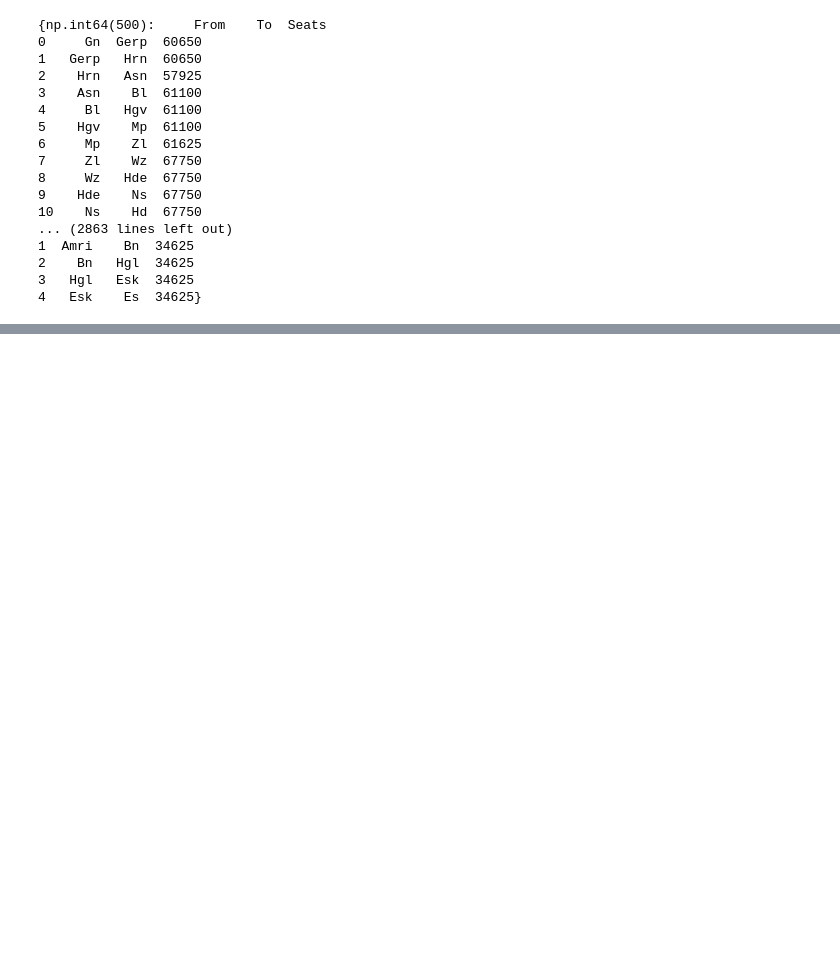
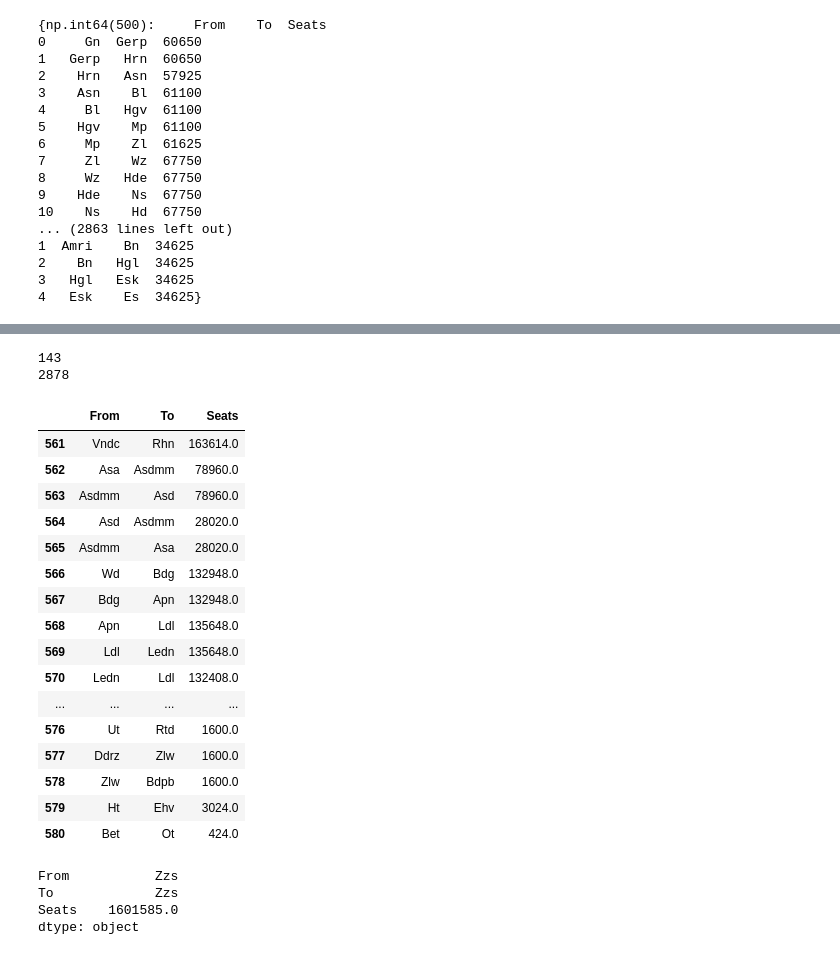
Before and after one commit to mathijsmarkus/python_group_assignment, a Jupyter notebook: Hoofd Notebook.ipynb, the cells around one changed output, grey strips where cells are left out. Drawn from its saved outputs; the diff is of its cells as text; code cells hidden in the pictures; blank space fills up the shorter version.

```diff
--- a/Hoofd Notebook.ipynb
+++ b/Hoofd Notebook.ipynb
@@ -200,0 +186,67 @@ display(a[901])
+# %%
+#display(a[901])
+#print(a[901].loc[0,'From'])
+count = 0
+for i in a.keys():
+    b = a[i]
+    for j in range(len(b)):
+        if b.loc[j,'Seats'] == None:
+            count += 1
+print(count)
+
+count = 0
+for i in a.keys():
+    b = a[i]
+    for j in range(len(b)):
+        count += 1
+print(count)
+# %% [output]
+143
+2878
+# %%
+df = pd.DataFrame({'From':[],'To':[],'Seats':[]})
+
+for i in a.keys():
+    b = a[i]
+    d = 0
+    c = 0
+    for j in range(len(b)):
+        if b.loc[j,'Seats'] == None:
+            continue
+        for k in range(len(df)):
+            if b.loc[j,'From'] == df.loc[k, 'From'] and b.loc[j,'To'] == df.loc[k, 'To']:
+                c = 1
+                d = k
+                break
+        if c == 1:
+            df.loc[d, 'Seats'] += b.loc[j,'Seats']
+            c = 0
+        else:
+            new_row = pd.DataFrame({'From': [b.loc[j,'From']], 'To': [b.loc[j,'To']], 'Seats':[b.loc[j,'Seats']]})
+            df = pd.concat([df, new_row], ignore_index=True)
+# %%
+display(df.tail(20))
+display(df.max())
+df.to_csv('test')
+# %% [output]
+|  | From | To | Seats |
+| 561 | Vndc | Rhn | 163614.0 |
+| 562 | Asa | Asdmm | 78960.0 |
+| 563 | Asdmm | Asd | 78960.0 |
+| 564 | Asd | Asdmm | 28020.0 |
+| 565 | Asdmm | Asa | 28020.0 |
+| 566 | Wd | Bdg | 132948.0 |
+| 567 | Bdg | Apn | 132948.0 |
+| 568 | Apn | Ldl | 135648.0 |
+| 569 | Ldl | Ledn | 135648.0 |
+| 570 | Ledn | Ldl | 132408.0 |
+| ... | ... | ... | ... |
+| 576 | Ut | Rtd | 1600.0 |
+| 577 | Ddrz | Zlw | 1600.0 |
+| 578 | Zlw | Bdpb | 1600.0 |
+| 579 | Ht | Ehv | 3024.0 |
+| 580 | Bet | Ot | 424.0 |
+From           Zzs
+To             Zzs
+Seats    1601585.0
+dtype: object
```
Also changed, not shown: parts of 2 cells of this notebook, 1 other file.
